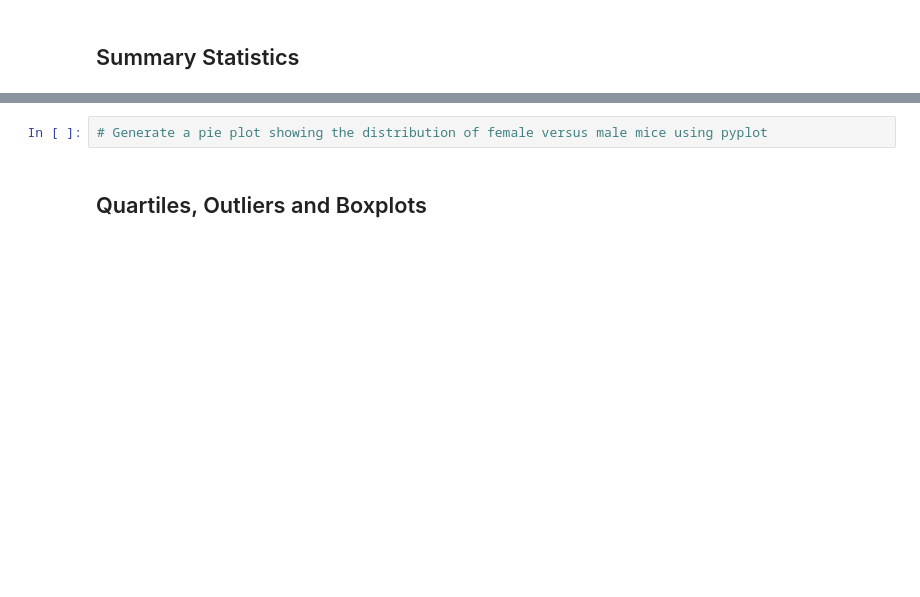
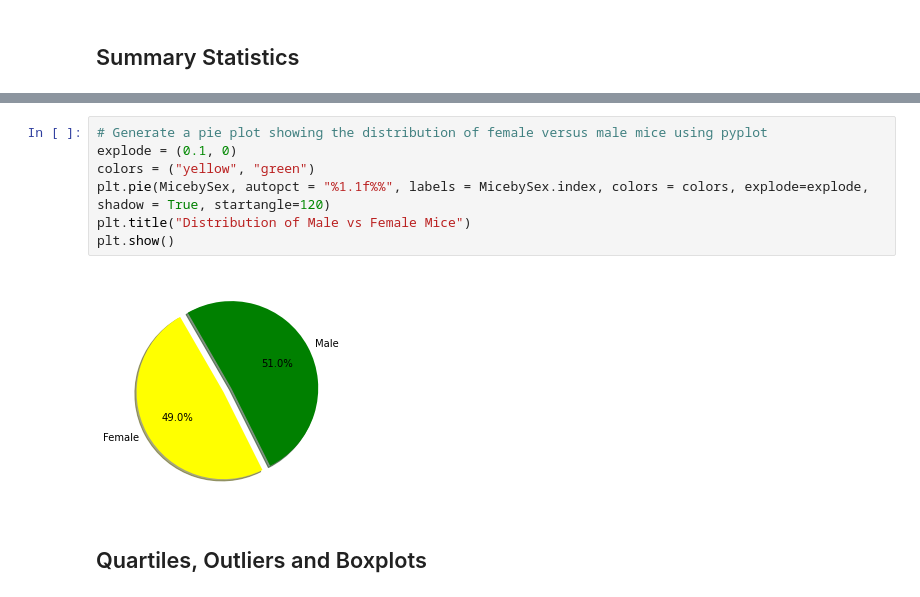
Before and after one commit to FastlifeFuture/Matplotlib-Challenge, a Jupyter notebook: pymaceuticals_starter.ipynb, the cells around one changed output, grey strips where cells are left out. Cells and saved outputs as stored; diff of their text form; blank space fills up the shorter version.

```diff
--- a/pymaceuticals_starter.ipynb
+++ b/pymaceuticals_starter.ipynb
@@ -79,5 +166,12 @@ Mouse_ID_Timepoint
 # %%
 # Generate a pie plot showing the distribution of female versus male mice using pyplot
+explode = (0.1, 0)
+colors = ("yellow", "green")
+plt.pie(MicebySex, autopct = "%1.1f%%", labels = MicebySex.index, colors = colors, explode=explode, shadow = True, startangle=120)
+plt.title("Distribution of Male vs Female Mice")
+plt.show()
+# %% [output]
+[figure, added]
 # %% [markdown]
 ## Quartiles, Outliers and Boxplots
 # %%
```
Also changed, not shown: parts of 23 cells of this notebook.
